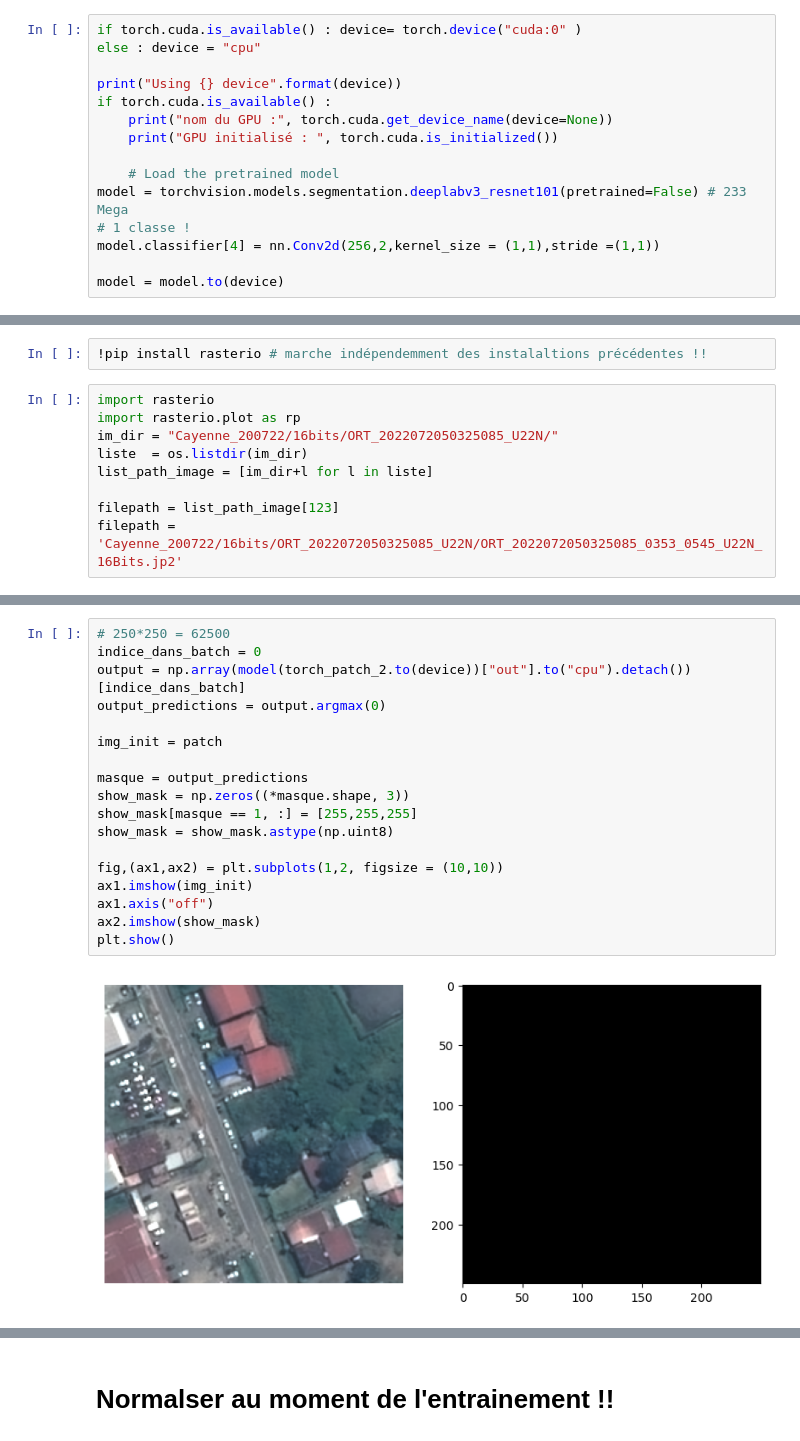
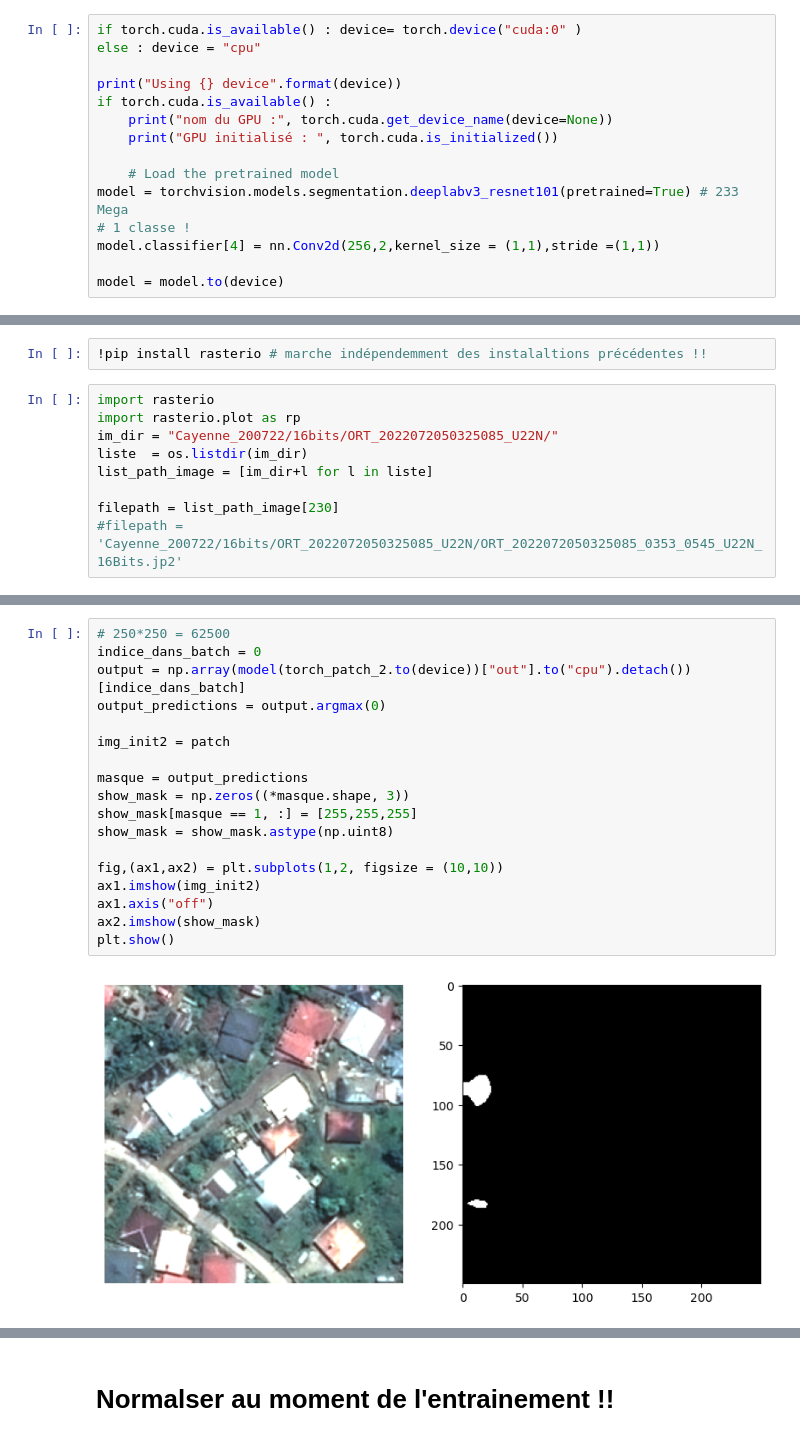
Before and after one commit to InseeFrLab/detection-habitat-spontane, a Jupyter notebook: notebooks/used_labelled_data.ipynb, the cells around one changed output, grey strips where cells are left out. Cells and saved outputs as stored; diff of their text form.

```diff
--- a/notebooks/used_labelled_data.ipynb
+++ b/notebooks/used_labelled_data.ipynb
@@ -176,7 +210,7 @@ if torch.cuda.is_available() :
     print("GPU initialisé : ", torch.cuda.is_initialized())
 
     # Load the pretrained model
-model = torchvision.models.segmentation.deeplabv3_resnet101(pretrained=False) # 233 Mega
+model = torchvision.models.segmentation.deeplabv3_resnet101(pretrained=True) # 233 Mega
 # 1 classe !
 model.classifier[4] = nn.Conv2d(256,2,kernel_size = (1,1),stride =(1,1))
 
@@ -295,8 +332,8 @@ im_dir = "Cayenne_200722/16bits/ORT_2022072050325085_U22N/"
 liste  = os.listdir(im_dir)
 list_path_image = [im_dir+l for l in liste]
 
-filepath = list_path_image[123]
-filepath = 'Cayenne_200722/16bits/ORT_2022072050325085_U22N/ORT_2022072050325085_0353_0545_U22N_16Bits.jp2'
+filepath = list_path_image[230]
+#filepath = 'Cayenne_200722/16bits/ORT_2022072050325085_U22N/ORT_2022072050325085_0353_0545_U22N_16Bits.jp2'
 # %%
 with rasterio.open(filepath) as raster:
     oviews = raster.overviews(1) # list of overviews from biggest to smallest
@@ -341,20 +368,20 @@ torch.Size([2, 3, 250, 250])
 # %%
 # 250*250 = 62500
 indice_dans_batch = 0
 output = np.array(model(torch_patch_2.to(device))["out"].to("cpu").detach())[indice_dans_batch]
 output_predictions = output.argmax(0)
 
-img_init = patch
+img_init2 = patch
 
 masque = output_predictions
 show_mask = np.zeros((*masque.shape, 3))
 show_mask[masque == 1, :] = [255,255,255]
 show_mask = show_mask.astype(np.uint8)
 
 fig,(ax1,ax2) = plt.subplots(1,2, figsize = (10,10))
-ax1.imshow(img_init)
+ax1.imshow(img_init2)
 ax1.axis("off")
 ax2.imshow(show_mask)
 plt.show()
 # %% [output]
-[figure, old version]
+[figure, new version]
```
Also changed, not shown: parts of 21 cells of this notebook.
